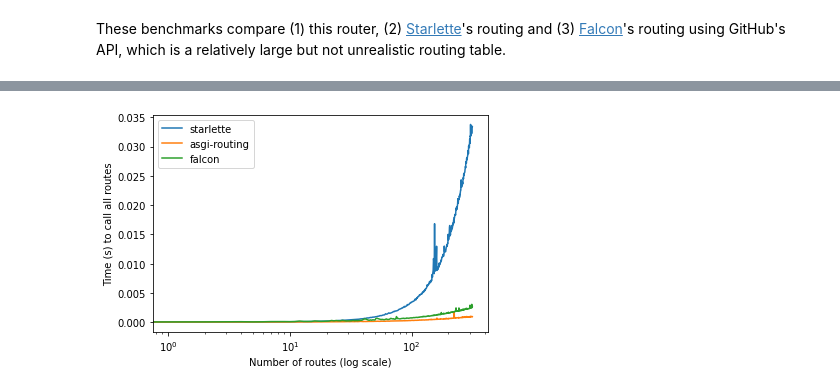
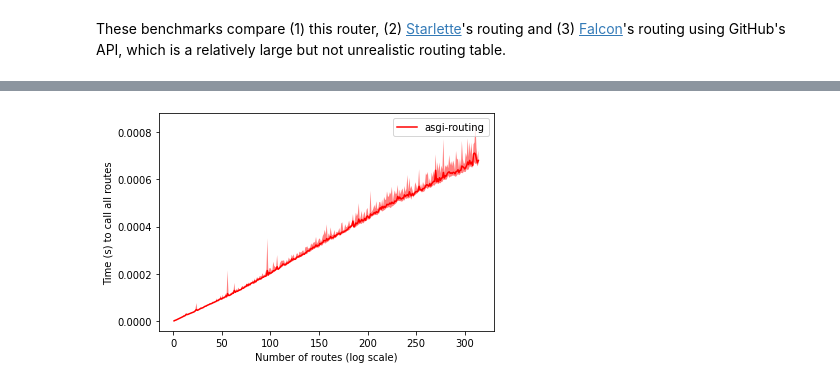
Before and after one commit to adriangb/asgi-routing, a Jupyter notebook: bench.ipynb, the cells around one changed output, grey strips where cells are left out. Saved outputs shown, nothing was run; the diff lists cells and outputs as text; code cells hidden in the pictures.

```diff
--- a/bench.ipynb
+++ b/bench.ipynb
@@ -732,11 +732,27 @@ async def benchmark(router_factory: Callable[[int], ASGIApp]) -> tuple[list[int]
     t: list[int] = []
     f: list[list[float]] = []
 
-    for n_routes in range(len(urls)):
-        router = router_factory(n_routes)
+    for n_routes in range(1, len(urls)):
         run: list[float] = []
-        for _ in range(100):
+        for _ in range(10):
             t_total = 0
+            # re-create the router to make sure it doesn't do
+            # any sort of caching which would be non-realistic
+            # given that we always use the same paths
+            router = router_factory(n_routes)
+            # do a single lookup to make sure the router is "setup"
+            # (falcon does lazy-initialization)
+            url = urls[0]
+            scope_with_path = scope.copy()
+            scope_with_path["path"] = url
+            scope_with_path["raw_path"] = url.encode()
+            # await router(scope_with_path, receive, send)
+            url = urls[0]
+            scope_with_path = scope.copy()
+            scope_with_path["path"] = url
+            scope_with_path["raw_path"] = url.encode()
+            await router(scope_with_path, receive, send)
+            # now loop over all of our routes and time each request
             for url in urls[:n_routes]:
                 scope_with_path = scope.copy()
                 scope_with_path["path"] = url
@@ -756,17 +819,15 @@ t_asgi_routing, f_asgi_routing = await benchmark(build_asgi_routing_router)
 # %%
 from statistics import mean
 import matplotlib.pyplot as plt
 
 fig, ax = plt.subplots()
 
-ax.set_xscale('log')
-ax.plot(t_starlette, [mean(g) for g in f_starlette], label="starlette")
-ax.plot(t_asgi_routing, [mean(g) for g in f_asgi_routing], label="asgi-routing")
-ax.plot(t_falcon, [mean(g) for g in f_falcon], label="falcon")
+ax.plot(t_asgi_routing, [mean(g) for g in f_asgi_routing], label="asgi-routing", color='red')
+ax.fill_between(t_asgi_routing, [min(g) for g in f_asgi_routing], [max(g) for g in f_asgi_routing], facecolor='red', interpolate=True, alpha=0.5)
 plt.xlabel("Number of routes (log scale)")
 plt.ylabel("Time (s) to call all routes")
 plt.legend()
 fig.set_facecolor("white")
 plt.show()
 # %% [output]
-[figure, old version]
+[figure, new version]
```
Also changed, not shown: parts of 3 cells of this notebook, 1 other file.
